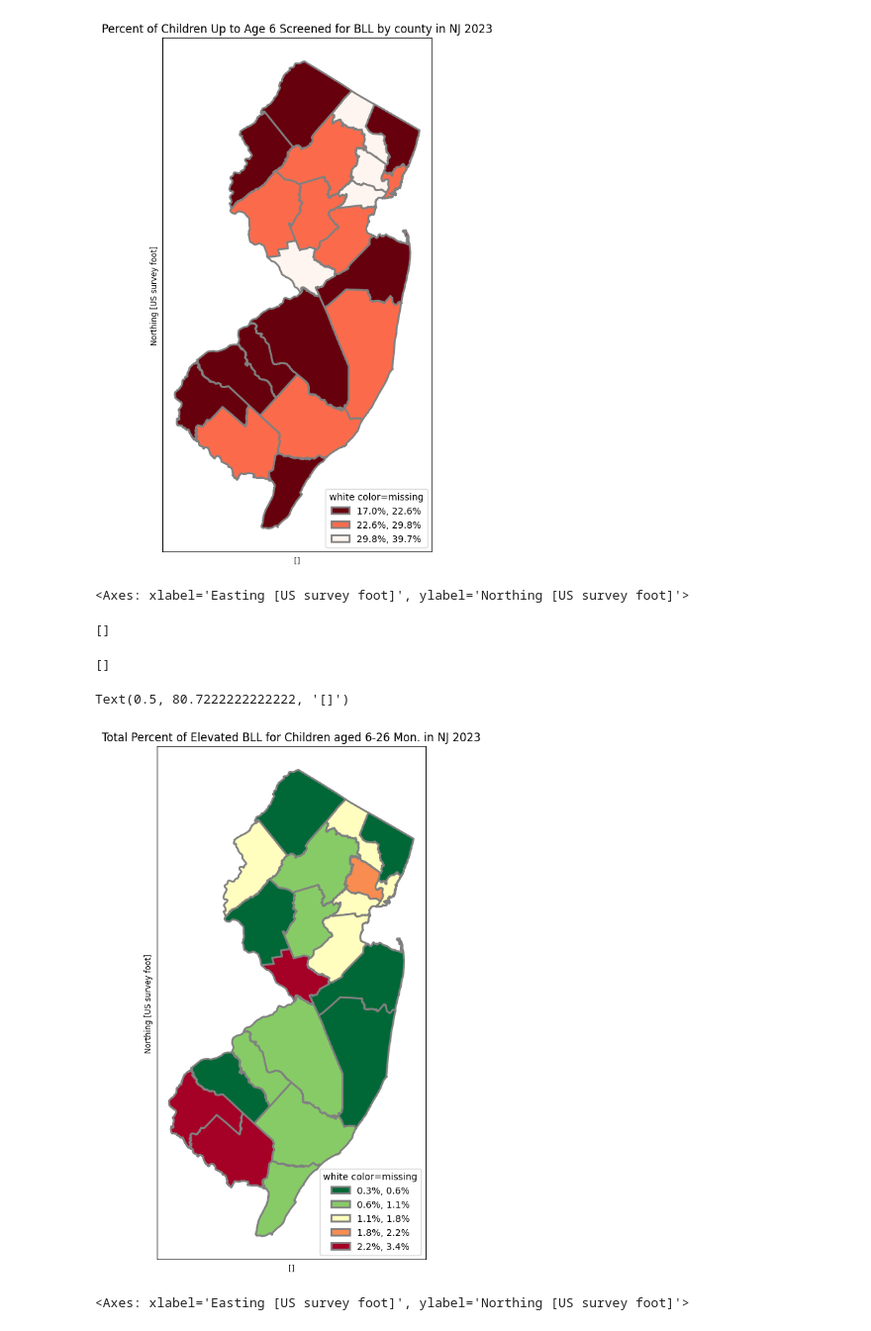
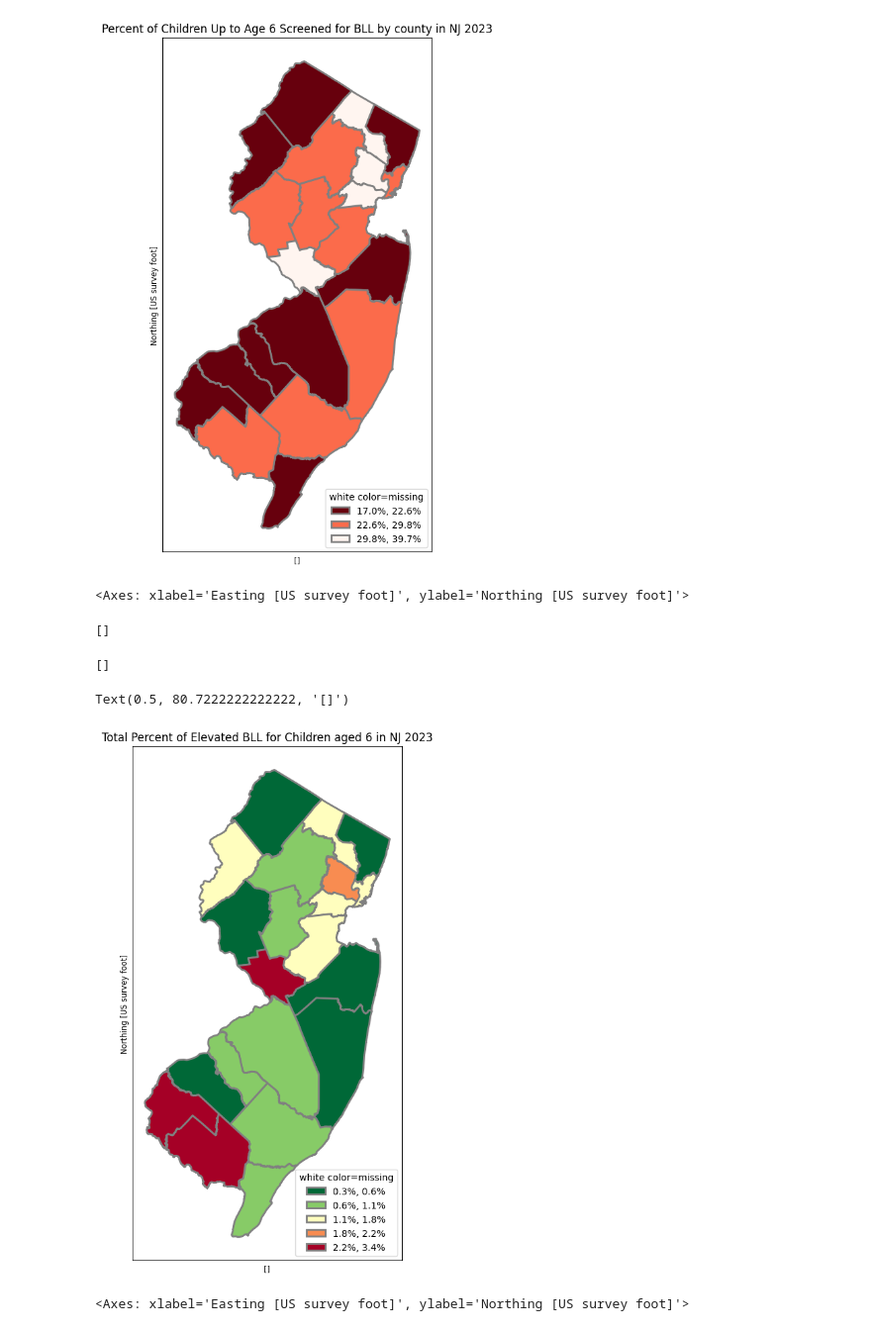
Before and after one commit to Kristina-RUC/datamana, a Jupyter notebook: map.ipynb, the cells around one changed output. Shown at 99% size. Cells and saved outputs as stored; diff of their text form; code cells hidden in the pictures.

```diff
--- a/map.ipynb
+++ b/map.ipynb
@@ -1445,21 +1419,21 @@ Text(0.5, 80.7222222222222, '[]')
 # %%
 
 fig, ax = plt.subplots(1, figsize=(6,10))
 BLLage6NJ.plot(ax=ax,column='%\nEBLL',legend=True,cmap='RdYlGn_r',
           scheme='natural_breaks',k=5, edgecolor='grey',linewidth=2,
           legend_kwds= {"fmt": "{:.1f}%",'loc':'lower right','markerscale':1.4})
 leg1 = ax.get_legend()
 leg1.set_title('''white color=missing''')
-ax.title.set_text("Total Percent of Elevated BLL for Children Up to Age 6 in NJ 2023")
+ax.title.set_text("Total Percent of Elevated BLL for Children aged 6 in NJ 2023")
 ax.set_xticks([]) #kills xticks
 ax.set_yticks([]) #kills xticks
 ax.set_xlabel([]) #kills xticks
 # %% [output]
 <Axes: xlabel='Easting [US survey foot]', ylabel='Northing [US survey foot]'>
 []
 []
 Text(0.5, 80.7222222222222, '[]')
-[figure, old version]
+[figure, new version]
 # %%
 #side-by-side: subplots 1row,2col; then just axs[0] and axs[1]
 fig, axs = plt.subplots(1,2, figsize=(10,10),sharey=True, tight_layout=True)
```
Also changed, not shown: parts of 2 cells of this notebook.
